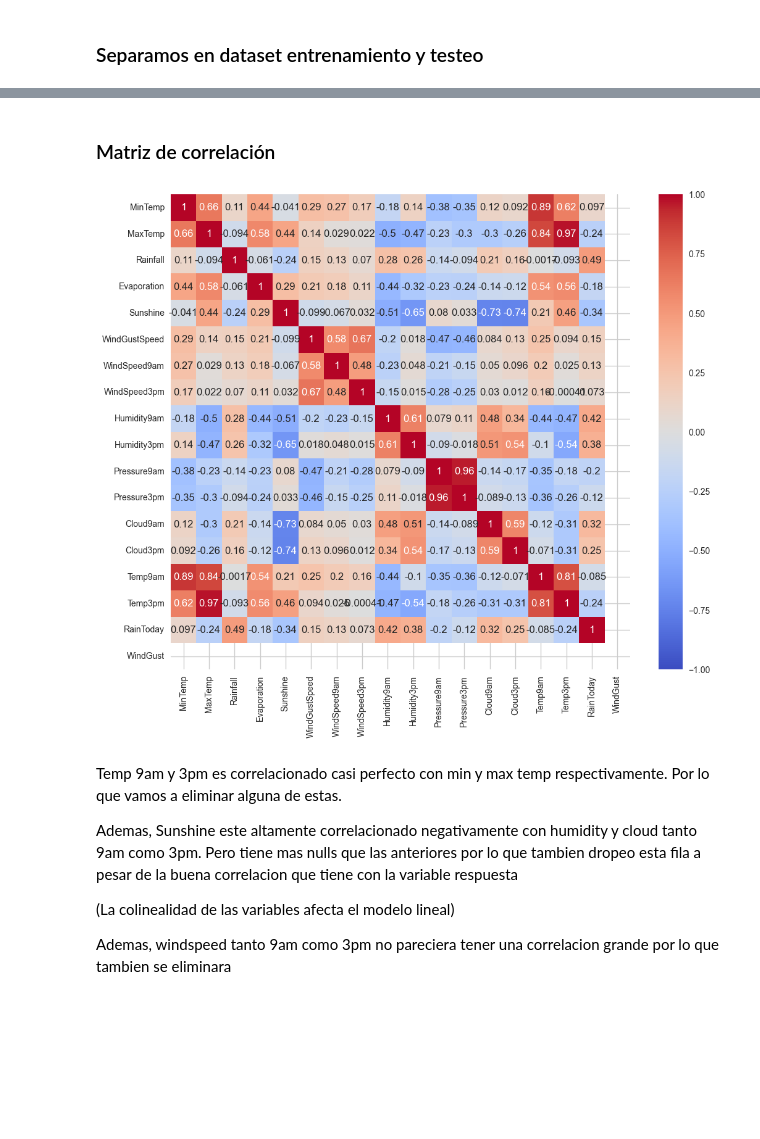
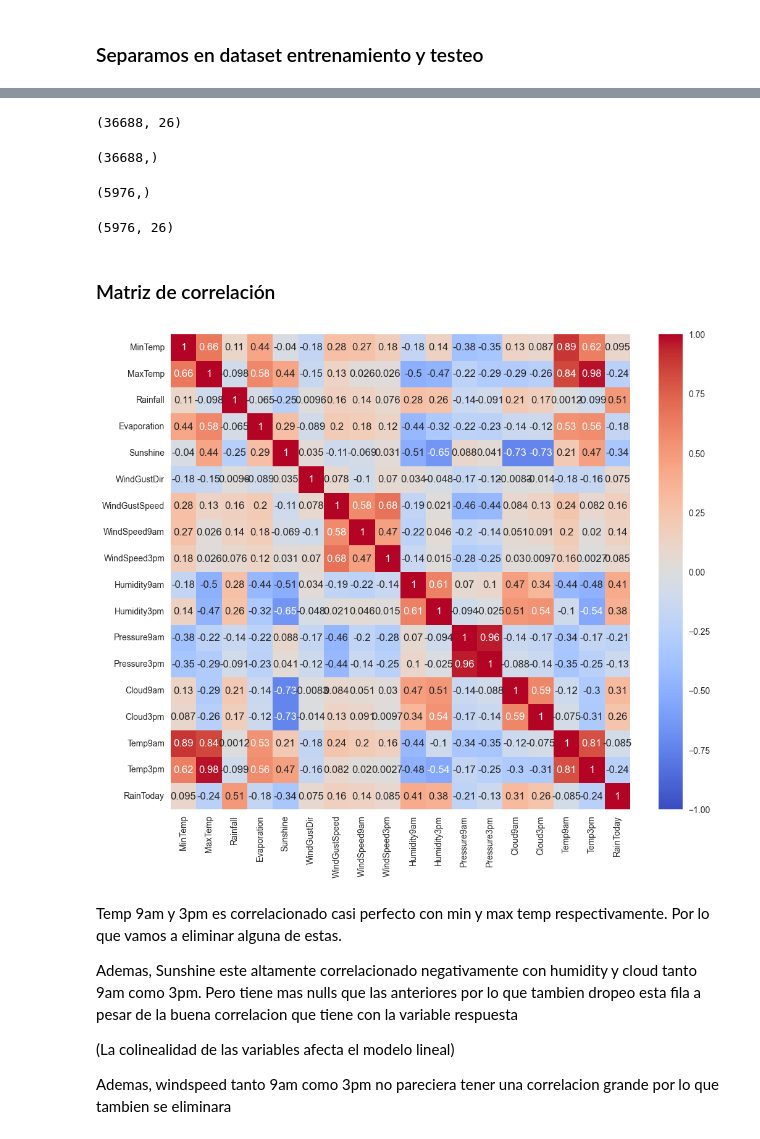
Before and after one commit to iairborgo/AA1-TUIA-Borgo-Nardi-Nardi, a Jupyter notebook: TP-clasificacion-AA1.ipynb, the cells around one changed output, grey strips where cells are left out. Drawn from its saved outputs; the diff is of its cells as text; code cells hidden in the pictures; blank space fills up the shorter version.

```diff
--- a/TP-clasificacion-AA1.ipynb
+++ b/TP-clasificacion-AA1.ipynb
@@ -196,3 +274,10 @@ df['RainToday'] = df['RainToday'].apply(lambda x: 1 if x == 'Yes' else 0)
+# %%
+directions = ['N', 'NNE', 'NE', 'ENE', 'E', 'ESE', 'SE', 'SSE', 'S', 'SSW', 'SW', 'WSW', 'W', 'WNW', 'NW', 'NNW']
+
+df['WindGustDir'] = df['WindGustDir'].apply(lambda x: directions.index(x) if x in directions else None)
+
+df['WindGustDir_cos'] = df['WindGustDir'].apply(lambda x: cos(2 * pi * x / 16) if x is not None else None)
+df['WindGustDir_sin'] = df['WindGustDir'].apply(lambda x: sin(2 * pi * x / 16) if x is not None else None)
 # %% [markdown]
 ### Separamos en dataset entrenamiento y testeo
 # %%
@@ -200,6 +285,5 @@ y = df['RainTomorrow']
 X = df.drop(columns = ['RainTomorrow'])
 
 ros = RandomOverSampler(random_state=0)
-X_resampled, y_resampled = ros.fit_resample(X, y)
 
-X_train, X_test, y_train, y_test = train_test_split(X_resampled, y_resampled, test_size=0.2, random_state=42)
+X_train, X_test, y_train, y_test = train_test_split(X, y, test_size=0.2, random_state=42, stratify = y)
@@ -220,25 +304,33 @@ plt.axhline(y=media - 2.5 * sd, color='g', linestyle='-')
-# %%
-# Creamos nueva variable 'WindGust' si esta dentro de alguna de las categorias
-# que este por arriba de la media va a ser 1 si no 0
-windgust = df.groupby('WindGustDir')['RainTomorrow'].mean()
-
-X_train['WindGust'] = X_train['WindGustDir'].apply(lambda x: 1 if not pd.isnull(x) and windgust.get(x) > y_train.mean() else 0)
-X_test['WindGust'] = X_test['WindGustDir'].apply(lambda x: 1 if not pd.isnull(x) and windgust.get(x) > y_train.mean() else 0)
-
-X_train.drop('WindGustDir', axis=1, inplace=True)
-X_test.drop('WindGustDir', axis=1, inplace=True)
+# %%
+X_train, y_train = ros.fit_resample(X_train, y_train)
+# %%
+X_train.shape
+# %% [output]
+(36688, 26)
+# %%
+y_train.shape
+# %% [output]
+(36688,)
+# %%
+y_test.shape
+# %% [output]
+(5976,)
+# %%
+X_test.shape
+# %% [output]
+(5976, 26)
 # %% [markdown]
 ### Matriz de correlación
 # %%
 # Tomamos todas las variables numericas
-df_train_num = X_train.select_dtypes(include=['int64', 'float64'])
-
+X_train_num = X_train.select_dtypes(include=['int64', 'float64'])
+X_train_num = X_train_num.drop(columns = ['sin_week', 'cos_week', 'WindGustDir_cos', 'WindGustDir_sin'])
 # Creamos un heatmap con la correlacion de estas variables
 plt.figure(figsize=(12, 10))
-sns.heatmap(df_train_num.corr(), annot=True, cmap='coolwarm', vmin = -1, vmax = 1)
+sns.heatmap(X_train_num.corr(), annot=True, cmap='coolwarm', vmin = -1, vmax = 1)
 plt.show()
 # %% [output]
-[figure, old version]
+[figure, new version]
 # %% [markdown]
 Temp 9am y 3pm es correlacionado casi perfecto  con min y max temp respectivamente. Por lo que vamos a eliminar alguna de estas.
 
```
Also changed, not shown: parts of 113 cells of this notebook.
